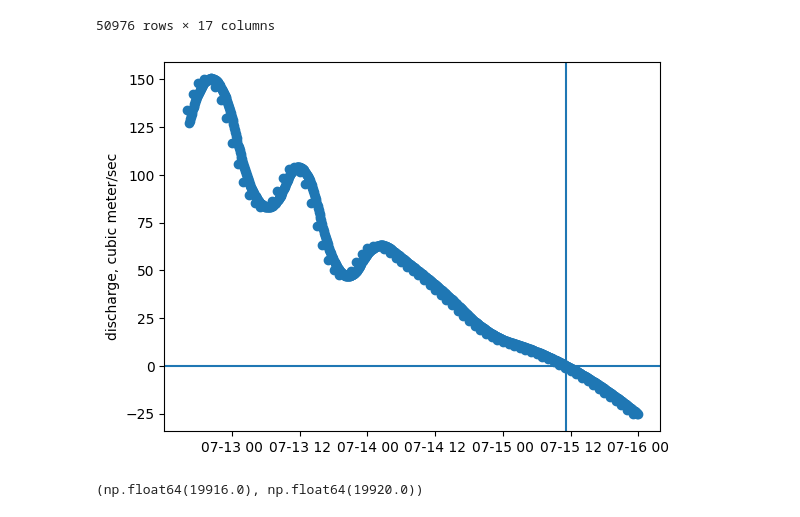
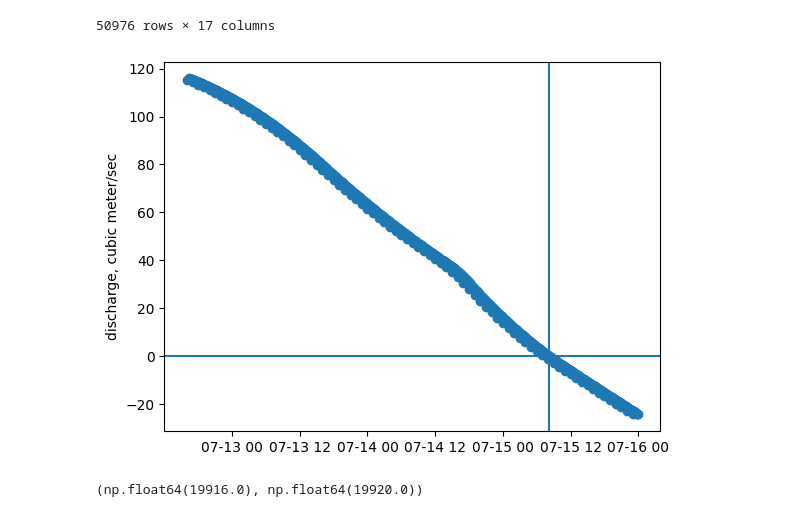
Before and after one commit to salmonSamH/glaciers, a Jupyter notebook: glacier_hydraulic_termor_new.ipynb, the cells around one changed output. Saved outputs shown, nothing was run; the diff lists cells and outputs as text; code cells hidden in the pictures.

Commit message:
recomputed discharge

```diff
--- a/glacier_hydraulic_termor_new.ipynb
+++ b/glacier_hydraulic_termor_new.ipynb
@@ -22,6 +22,8 @@ import statsmodels.formula.api as smf
 # %% [markdown]
 ## Week 20
 # %%
+complicate = True
+
 times = np.load("results_all_z_new/0.npz", allow_pickle = True)["times"]
 GHTs = np.load("results_all_z_new/0.npz", allow_pickle = True)["GHT"]
 for i in range(1, 354):
@@ -123,12 +125,27 @@ df_ght
 | 2024-07-21 23:45:00 | 26.403899 | 30.462115 | 41.624548 | 25.008086 | 13.393387 | 26.191472 | ... |
 | 2024-07-21 23:55:00 | 26.017177 | 27.935000 | 40.532693 | 26.201229 | 13.380466 | 25.850232 | ... |
 50976 rows × 17 columns
+# %%
+df_gps = pd.read_csv('GPS_box_moraine_splinesmooth_10min.csv', index_col=0)
+df_gps['time'] = pd.to_datetime(df_gps['date']).dt.tz_localize(None)
+df_gps.drop(['date'], axis='columns', inplace=True)
+df_gps.set_index('time', inplace=True)
+# df_gps = df_gps.diff().div(df_gps.index.diff().total_seconds(), axis=0) *86400 * 5000000 #m/day
+df_gps.head()
+
+get_day = np.vectorize(lambda x: eval(x.strftime('%d + (int(\'%H\')/24) + (int(\'%M\')/1440) + (%S.%f/86400)')))
 # %%
 x = [12.614744365941817, 12.814506764288078, 13.028537672098178, 13.399524143522024, 13.642092723430304, 13.947800029240266, 14.170035411638388, 14.417598133151635, 14.721521630339682, 15.066825437899109, 15.508799131892868, 16.00642099255135, 16.407015682514725, 16.75231818373316, 17.351961356691724, 17.837098516508284, 18.35077269525253, 20.6195003180396, 18.878716036631108, 19.806182868361216, 19.363851890106677, 21.161711515711527, 21.71819187601779, 22.27467223632405, 22.873958778192335, 23.673008371577374, 24.70035672906586, 25.22829876410345, 25.71343592392001]
 y = [150.95890410958904, 149.58904318613548, 148.01369967525952, 146.23287671232876, 145, 144.1215765966128, 143.42465962449165, 142.7294545630886, 142.13185036019104, 141.8013700720382, 141.66780968234966, 142.00000188122058, 142.7294545630886, 143.52568743980095, 145, 146.23287671232876, 147.32876921353275, 152.05479661079303, 148.35616647380672, 150.41096099435467, 149.4520558396431, 153.082193871067, 154.17808323690335, 155.20548049717735, 156.0958904109589, 157.1917829121629, 158.49315173005405, 158.97260273972603, 159.17808219178082]
+
+if complicate:
+    x = get_day(df_gps.index.to_pydatetime()).tolist()
+    y = df_gps['height_spline'].to_list()
+
 pairs = sorted(list(zip(x,y)), key = lambda pair: pair[0])
 x = [pair[0] for pair in pairs]
 y = [- 5000000 * pair[1] / 3 for pair in pairs]
+
 time_int = 300 / 60 / 60 / 24 # 300 seconds
 
 xs_finals = []
@@ -136,45 +153,45 @@ xs_finals = []
 start = 12 + 16/24 + 25/(24*60)
 curr = start
 while curr < 16:
     xs_finals.append(curr)
     curr += time_int
 
 volume_time_curve = scipy.interpolate.CubicSpline(x, y)
 ys_finals = volume_time_curve.derivative()(xs_finals)
 
 pairs = np.array(list(zip(xs_finals, ys_finals)))
 # pairs = pairs[pairs[:,1] > 0]
 xs_finals  = pairs[:,0]
 
 xs_finals = [datetime.datetime(year = 2024,
                         month = 7,
                         day = int(x // 1),
                         hour = int((x % 1 * 24) // 1),
                         minute = round(((x % 1 * 24) % 1 * 60)) % 60,
                         second = 0) for x in xs_finals]
 
 ys_finals = pairs[:,1]
 ys_finals /= 86400 # scales the discharge to m^3s^(-1)
 
+discharge = dict(zip(xs_finals, ys_finals))
+
+root_day = int(volume_time_curve.derivative().roots()[1] // 1)
+root_hour = int((volume_time_curve.derivative().roots()[1] % 1) * 24) # 11
+root_minute = int((volume_time_curve.derivative().roots()[1] % 1) * 24 % 1 * 60 )# 15
+root_second = int((volume_time_curve.derivative().roots()[1] % 1) * 24 % 1 * 60 % 1 * 60) # 33
+
+root_day, root_hour, root_minute, root_second
+ref_date = datetime.datetime(year = 2024, month = 7, day = root_day, hour = root_hour, minute = root_minute, second = root_second)
+
 fig, ax = plt.subplots()
 ax.scatter(xs_finals, ys_finals)
 ax.set_ylabel("discharge, cubic meter/sec")
-ax.axvline(x = datetime.datetime(year = 2024, month = 7, day = 15, hour = 11, minute = 15, second = 33))
+ax.axvline(x = ref_date)
 ax.axhline(y = 0)
 
-discharge = dict(zip(xs_finals, ys_finals))
-
-
-
-int(volume_time_curve.derivative().roots()[1] // 1)
-(volume_time_curve.derivative().roots()[1] % 1) * 24 # 11
-(volume_time_curve.derivative().roots()[1] % 1) * 24 % 1 * 60 # 15
-(volume_time_curve.derivative().roots()[1] % 1) * 24 % 1 * 60 % 1 * 60 # 33
-
-ref_date = datetime.datetime(year = 2024, month = 7, day = 15, hour = 11, minute = 15)
 ref_date = np.datetime64(ref_date)
 # %% [output]
-[figure, old version]
+[figure, new version]
 # %%
 fig = plt.figure(figsize=(2*6.4,4.8))
 
```
Also changed, not shown: parts of 7 cells of this notebook, 1 other file.
